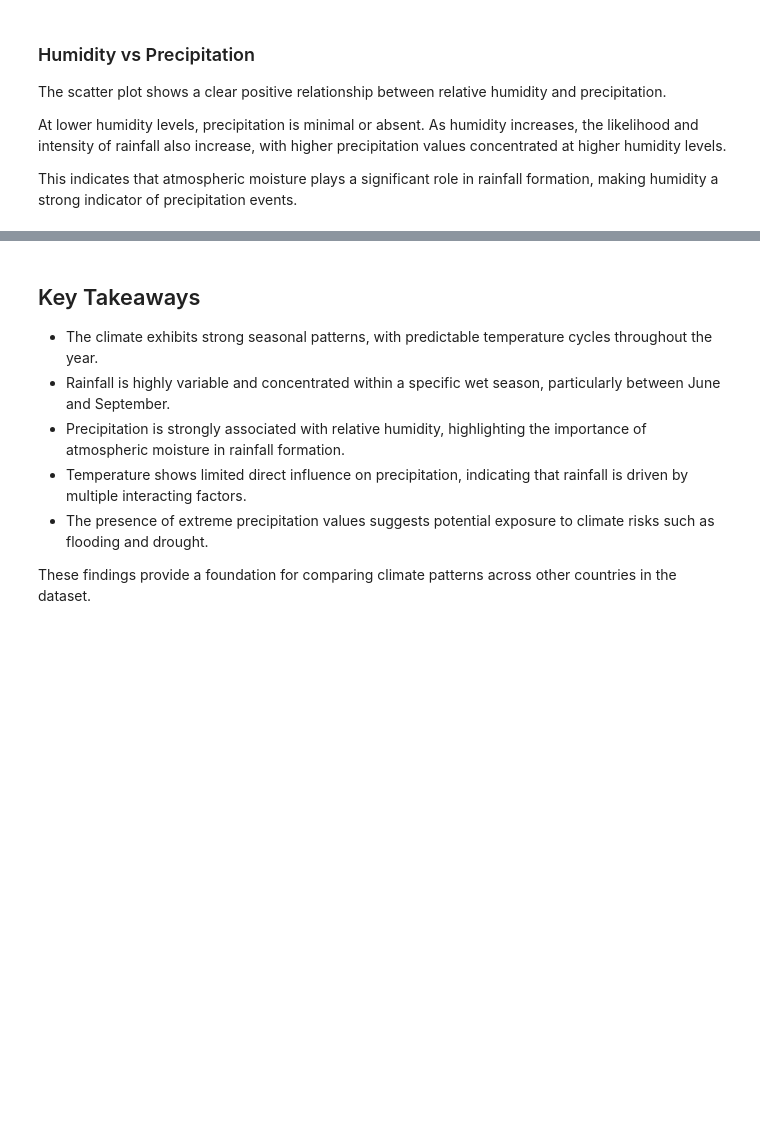
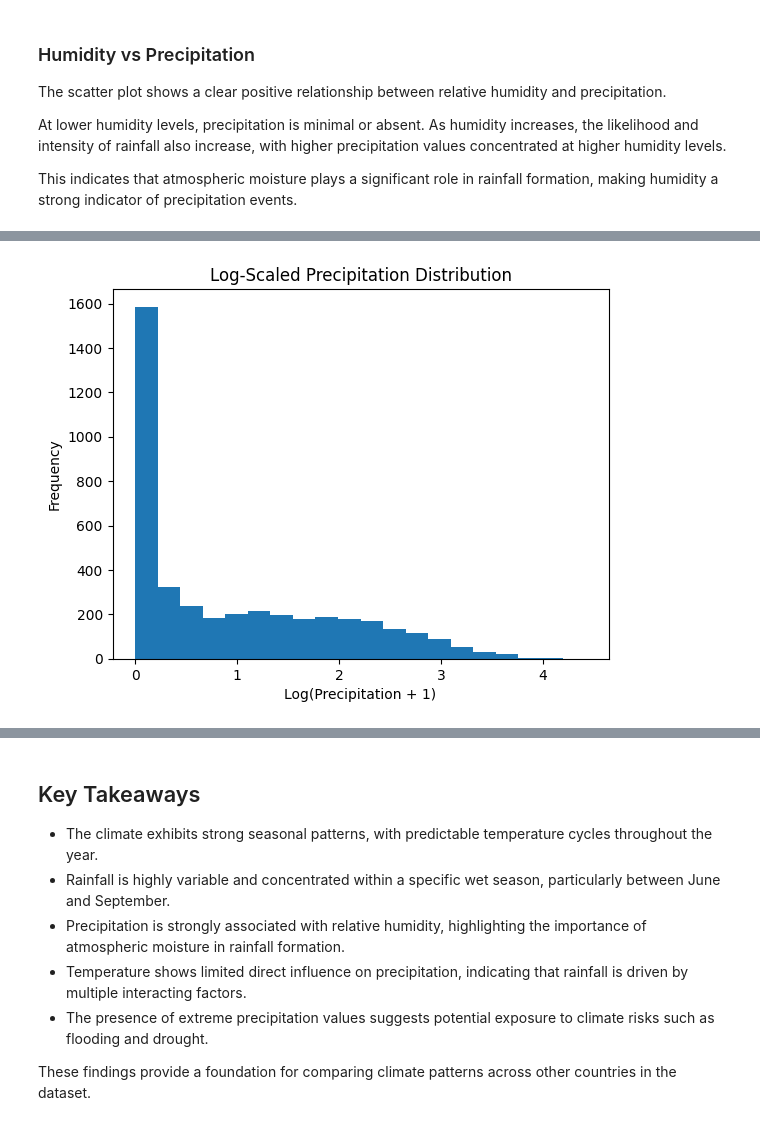
Before and after one commit to Suabdu9/climate-challenge-weeko, a Jupyter notebook: notebooks/ethiopia_eda.ipynb, the cells around one changed output, grey strips where cells are left out. Cells and saved outputs as stored; diff of their text form; code cells hidden in the pictures; blank space fills up the shorter version.

Commit message:
Add distribution analysis to Ethiopia and Kenya

```diff
--- a/notebooks/ethiopia_eda.ipynb
+++ b/notebooks/ethiopia_eda.ipynb
@@ -348,0 +353,11 @@ This indicates that atmospheric moisture plays a significant role in rainfall fo
+# %%
+import numpy as np
+
+plt.figure()
+plt.hist(np.log1p(df["PRECTOTCORR"]), bins=20)
+plt.title("Log-Scaled Precipitation Distribution")
+plt.xlabel("Log(Precipitation + 1)")
+plt.ylabel("Frequency")
+plt.show()
+# %% [output]
+[figure, added]
```
Also changed, not shown: parts of 4 cells of this notebook, 1 other file.
